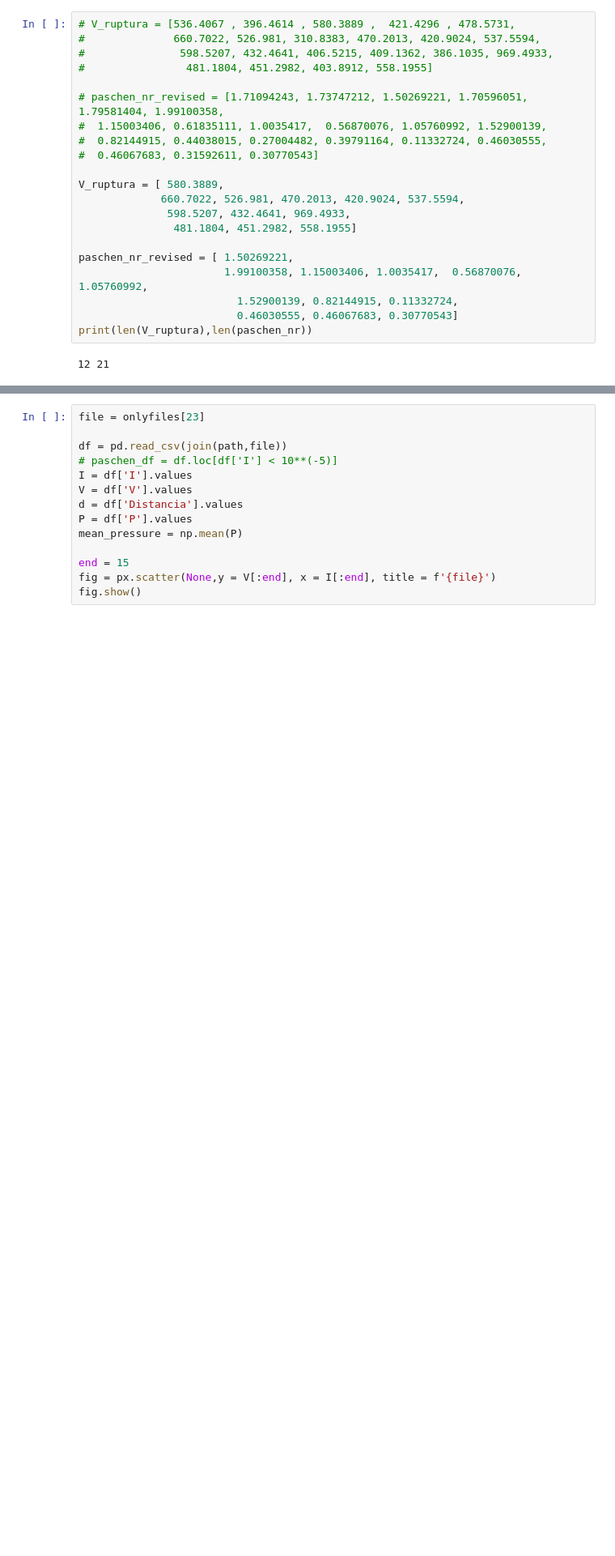
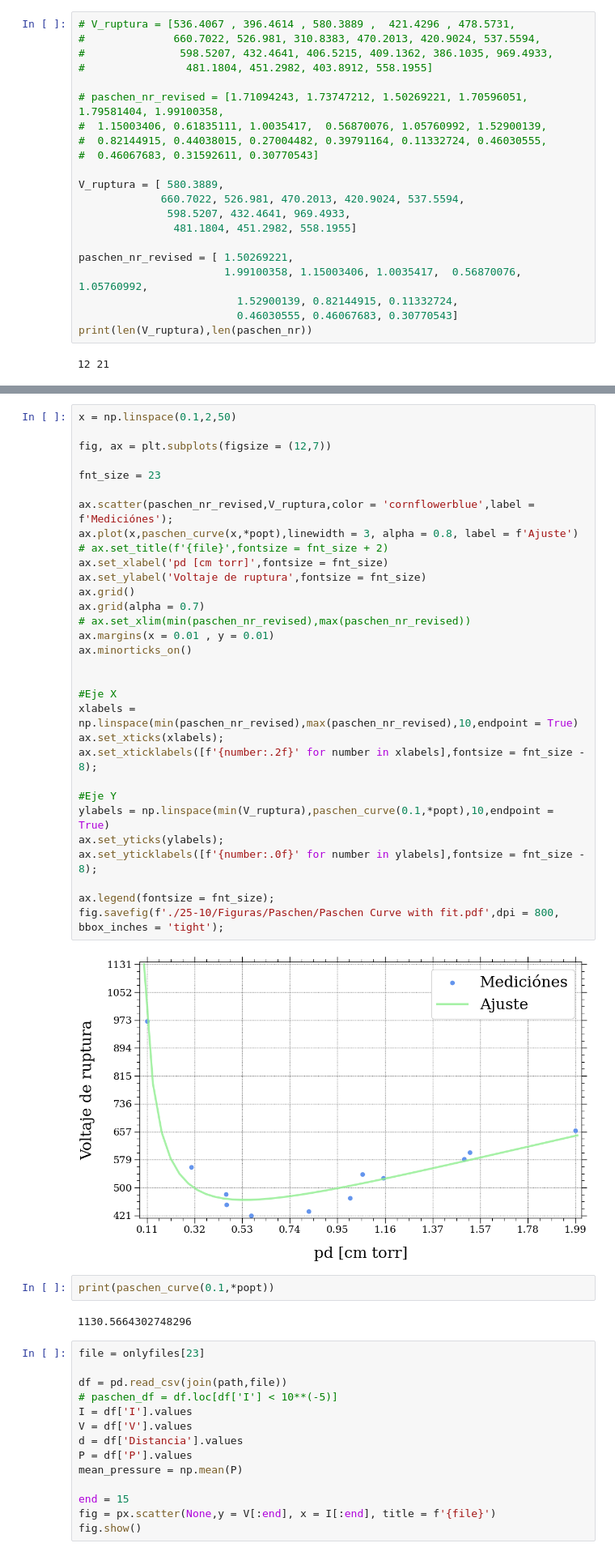
Before and after one commit to Luciocoro/Labo5-Glow, a Jupyter notebook: figuras 25-10.ipynb, the cells around one changed output, grey strips where cells are left out. Shown at 81% size. Saved outputs shown, nothing was run; the diff lists cells and outputs as text; blank space fills up the shorter version.

```diff
--- a/figuras 25-10.ipynb
+++ b/figuras 25-10.ipynb
@@ -159,3 +193,40 @@ ax.scatter(paschen_nr_revised,V_ruptura,color = 'cornflowerblue');
+# %%
+x = np.linspace(0.1,2,50)
+
+fig, ax = plt.subplots(figsize = (12,7))
+
+fnt_size = 23
+
+ax.scatter(paschen_nr_revised,V_ruptura,color = 'cornflowerblue',label = f'Mediciónes');
+ax.plot(x,paschen_curve(x,*popt),linewidth = 3, alpha = 0.8, label = f'Ajuste')
+# ax.set_title(f'{file}',fontsize = fnt_size + 2)
+ax.set_xlabel('pd [cm torr]',fontsize = fnt_size)
+ax.set_ylabel('Voltaje de ruptura',fontsize = fnt_size)
+ax.grid()
+ax.grid(alpha = 0.7)
+# ax.set_xlim(min(paschen_nr_revised),max(paschen_nr_revised))
+ax.margins(x = 0.01 , y = 0.01)
+ax.minorticks_on()
+
+
+#Eje X
+xlabels = np.linspace(min(paschen_nr_revised),max(paschen_nr_revised),10,endpoint = True)
+ax.set_xticks(xlabels);
+ax.set_xticklabels([f'{number:.2f}' for number in xlabels],fontsize = fnt_size - 8);
+
+#Eje Y
+ylabels = np.linspace(min(V_ruptura),paschen_curve(0.1,*popt),10,endpoint = True)
+ax.set_yticks(ylabels);
+ax.set_yticklabels([f'{number:.0f}' for number in ylabels],fontsize = fnt_size - 8);
+
+ax.legend(fontsize = fnt_size);
+fig.savefig(f'./25-10/Figuras/Paschen/Paschen Curve with fit.pdf',dpi = 800, bbox_inches = 'tight');
+# %% [output]
+[figure, added]
+# %%
+print(paschen_curve(0.1,*popt))
+# %% [output]
+1130.5664302748296
 # %%
 file = onlyfiles[23]
 
```
Also changed, not shown: parts of 5 cells of this notebook, 3 other files.
